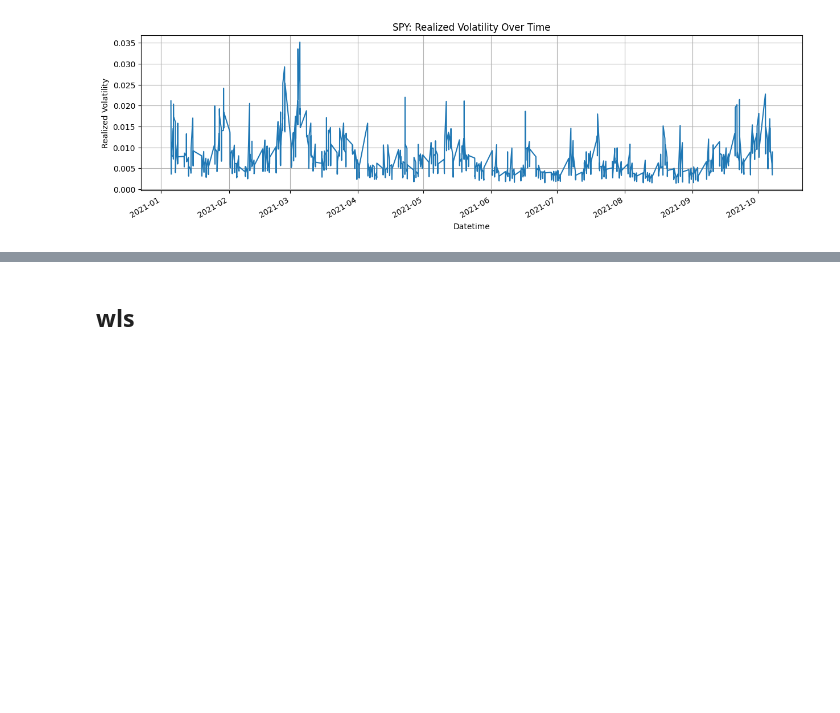
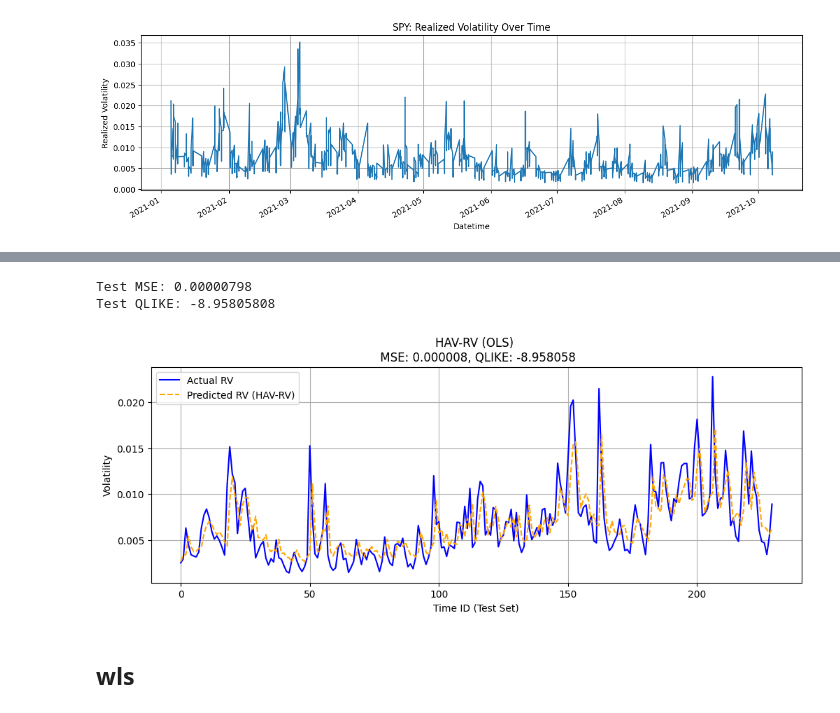
Before and after one commit to mofrui/volatility-analysis, a Jupyter notebook: research/train_test_exploration.ipynb, the cells around one changed output, grey strips where cells are left out. Cells and saved outputs as stored; diff of their text form; code cells hidden in the pictures; blank space fills up the shorter version.

```diff
--- a/research/train_test_exploration.ipynb
+++ b/research/train_test_exploration.ipynb
@@ -351,2 +335,46 @@ Notes:
+# %%
+from sklearn.metrics import mean_squared_error
+import numpy as np
+
+def evaluate_model(true, pred):
+    # Clip predicted values to avoid log(0) or division by 0
+    pred_clipped = np.clip(pred, 1e-8, None)
+    true = np.array(true)
+
+    # MSE
+    mse = mean_squared_error(true, pred_clipped)
+
+    # QLIKE
+    try:
+        qlike_score = np.mean(np.log(pred_clipped**2) + (true**2) / (pred_clipped**2))
+    except Exception as e:
+        qlike_score = np.nan
+        print("QLIKE calculation failed:", e)
+
+    print(f"Test MSE: {mse:.8f}")
+    print(f"Test QLIKE: {qlike_score:.8f}")
+
+    return mse, qlike_score
+
+# Example usage
+mse, qlike = evaluate_model(
+    test_df["realized_volatility"].values,
+    test_df["predicted_rv"].values
+)
+
+# Plot test results only (no leakage)
+plt.figure(figsize=(12, 4))
+plt.plot(test_df["realized_volatility"].values, label="Actual RV", color="blue")
+plt.plot(test_df["predicted_rv"].values, label="Predicted RV (HAV-RV)", color="orange", linestyle="--")
+plt.title(f"HAV-RV (OLS) \n MSE: {mse:.6f}, QLIKE: {qlike:.6f}")
+plt.xlabel("Time ID (Test Set)")
+plt.ylabel("Volatility")
+plt.legend()
+plt.grid(True)
+plt.show()
+# %% [output]
+Test MSE: 0.00000798
+Test QLIKE: -8.95805808
+[figure, added]
 # %% [markdown]
 ## wls
```
Also changed, not shown: parts of 10 cells of this notebook.
